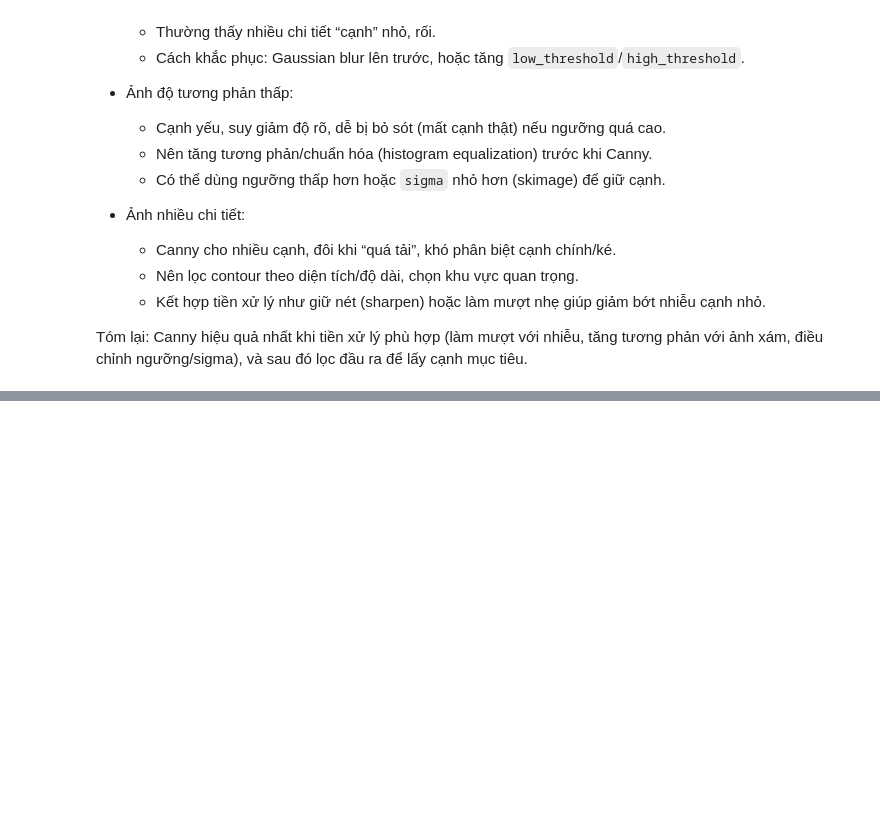
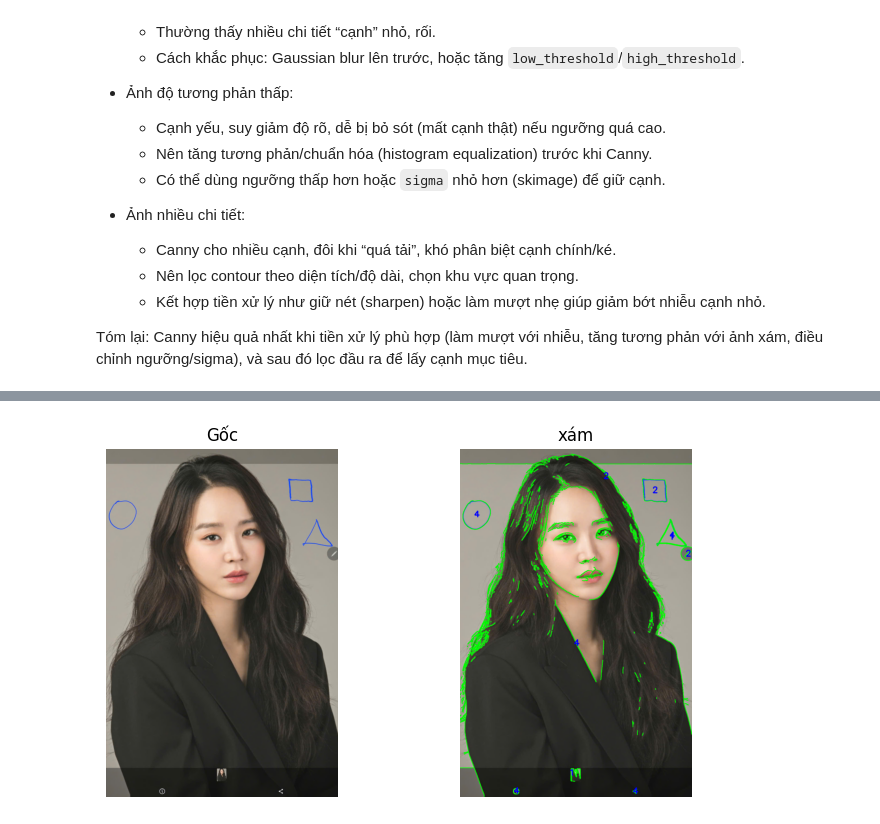
Before and after one commit to ngynqt/cv_learning, a Jupyter notebook: Chap2/Lab2.2.ipynb, the cells around one changed output, grey strips where cells are left out. Drawn from its saved outputs; the diff is of its cells as text; code cells hidden in the pictures; blank space fills up the shorter version.

```diff
--- a/Chap2/Lab2.2.ipynb
+++ b/Chap2/Lab2.2.ipynb
@@ -325,0 +252,40 @@ display_images(img, edges, output,
+# %%
+# Định nghĩa bảng tra cứu số thứ tự (Mapping)
+# 1: Tam giác, 2: Hình vuông/Chữ nhật, 3: Hình tròn (hoặc đa giác nhiều cạnh)
+shape_map = {3: "1", 4: "2"}
+
+for cnt in contours:
+    # Lọc bỏ các nhiễu quá nhỏ (diện tích < 100 pixel)
+    if cv2.contourArea(cnt) < 100:
+        continue
+
+    # 3. Xấp xỉ đa giác
+    peri = cv2.arcLength(cnt, True)
+    approx = cv2.approxPolyDP(cnt, 0.04 * peri, True)
+    num_vertices = len(approx)
+
+    # Xác định nhãn số
+    label = "0" # Mặc định nếu không khớp
+    if num_vertices == 3:
+        label = "1" # Tam giác
+    elif num_vertices == 4:
+        label = "2" # Hình vuông/Chữ nhật
+    elif num_vertices > 8:
+        label = "3" # Hình tròn (nhiều đỉnh xấp xỉ)
+    else:
+        label = "4" # Các đa giác khác (ngũ giác, lục giác...)
+
+    # 4. Tính tâm đối tượng để ghi số
+    M = cv2.moments(cnt)
+    if M["m00"] != 0:
+        cX = int(M["m10"] / M["m00"])
+        cY = int(M["m01"] / M["m00"])
+
+        # Vẽ đường bao và ghi số chú thích
+        cv2.drawContours(img_copy, [cnt], -1, (0, 255, 0), 2)
+        cv2.putText(img_copy, label, (cX - 10, cY + 10),
+                    cv2.FONT_HERSHEY_SIMPLEX, 1.2, (0, 0, 255), 3)
+
+display_images(img, img_copy, titles=["Gốc","xám","viền","vẽ đường bao"])
+# %% [output]
+[figure, added]
```
Also changed, not shown: parts of 9 cells of this notebook, 14 other files.
